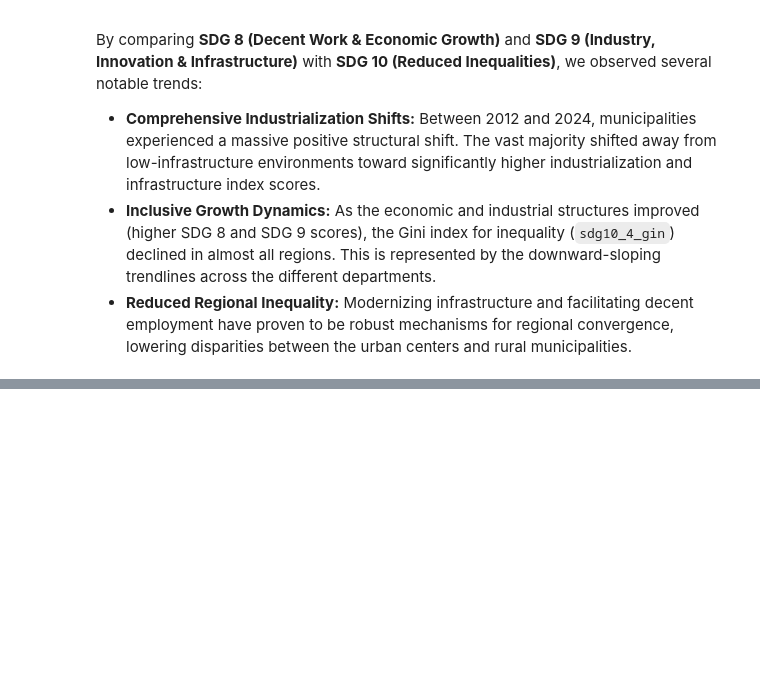
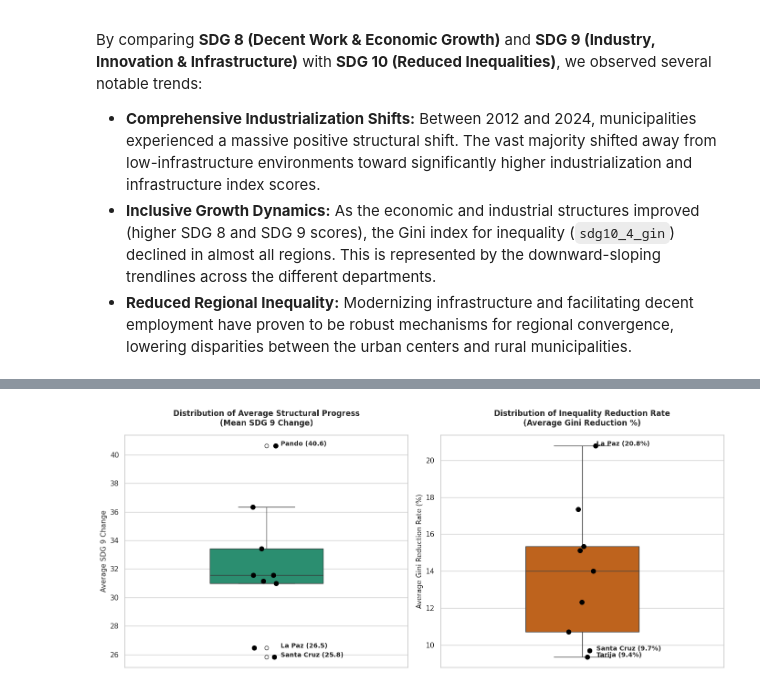
Before and after one commit to YevaAlessa/YevaAlessa, a Jupyter notebook: Bolivia Structural Change and Inequality.ipynb, the cells around one changed output, grey strips where cells are left out. Drawn from its saved outputs; the diff is of its cells as text; code cells hidden in the pictures; blank space fills up the shorter version.

```diff
--- a/Bolivia Structural Change and Inequality.ipynb
+++ b/Bolivia Structural Change and Inequality.ipynb
@@ -759,0 +966,77 @@ fig3.show()
+# %%
+import matplotlib.pyplot as plt
+import seaborn as sns
+import pandas as pd
+
+# Set theme
+sns.set_theme(style="whitegrid")
+
+# Create subplots to show boxplots for both key metrics
+fig, axes = plt.subplots(1, 2, figsize=(14, 6))
+
+# 1. Boxplot for Average Structural Progress (Mean SDG 9 Change)
+sns.boxplot(
+    data=dept_comparison,
+    y="mean_sdg9_change",
+    color="#1B9E77",
+    ax=axes[0],
+    width=0.4
+)
+sns.stripplot(
+    data=dept_comparison,
+    y="mean_sdg9_change",
+    color="black",
+    size=8,
+    jitter=0.05,
+    ax=axes[0]
+)
+
+# Annotate the extreme values in SDG 9
+for i, row in dept_comparison.iterrows():
+    if row["department"] in ["Pando", "Santa Cruz", "La Paz"]:
+        axes[0].text(
+            0.05,
+            row["mean_sdg9_change"],
+            f"{row['department']} ({row['mean_sdg9_change']:.1f})",
+            fontsize=10,
+            weight="bold"
+        )
+
+axes[0].set_title("Distribution of Average Structural Progress\n(Mean SDG 9 Change)", fontsize=12, pad=15, weight="bold")
+axes[0].set_ylabel("Average SDG 9 Change", fontsize=11)
+
+# 2. Boxplot for Average Gini Reduction Rate (%)
+sns.boxplot(
+    data=dept_comparison,
+    y="mean_gini_reduction",
+    color="#D95F02",
+    ax=axes[1],
+    width=0.4
+)
+sns.stripplot(
+    data=dept_comparison,
+    y="mean_gini_reduction",
+    color="black",
+    size=8,
+    jitter=0.05,
+    ax=axes[1]
+)
+
+# Annotate the extreme values in Gini Reduction
+for i, row in dept_comparison.iterrows():
+    if row["department"] in ["La Paz", "Tarija", "Santa Cruz"]:
+        axes[1].text(
+            0.05,
+            row["mean_gini_reduction"],
+            f"{row['department']} ({row['mean_gini_reduction']:.1f}%)",
+            fontsize=10,
+            weight="bold"
+        )
+
+axes[1].set_title("Distribution of Inequality Reduction Rate\n(Average Gini Reduction %)", fontsize=12, pad=15, weight="bold")
+axes[1].set_ylabel("Average Gini Reduction Rate (%)", fontsize=11)
+
+plt.tight_layout()
+plt.show()
+# %% [output]
+[figure, added]
```
Also changed, not shown: parts of 13 cells of this notebook.
